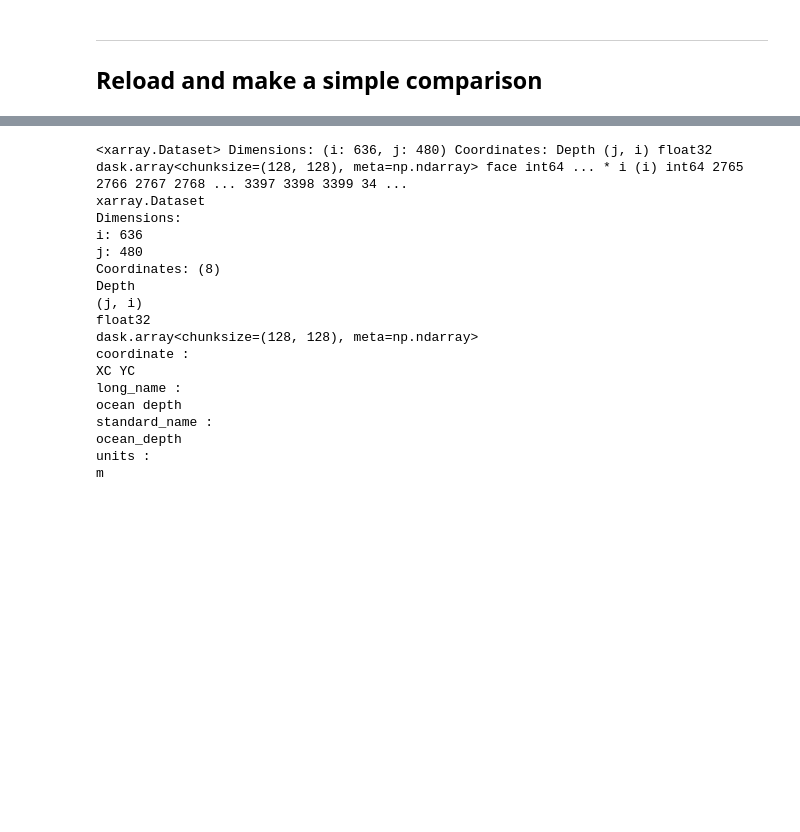
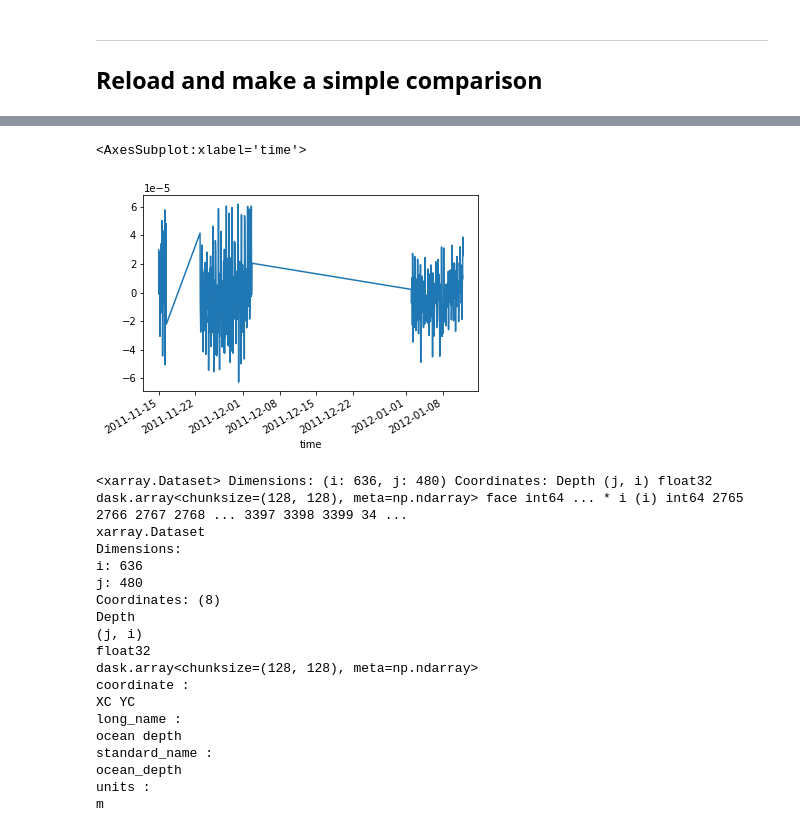
Before and after one commit to apatlpo/mit_equinox, a Jupyter notebook: calval/regional_interp.ipynb, the cells around one changed output, grey strips where cells are left out. Cells and saved outputs as stored; diff of their text form; code cells hidden in the pictures; blank space fills up the shorter version.

```diff
--- a/calval/regional_interp.ipynb
+++ b/calval/regional_interp.ipynb
@@ -198,3 +220,8 @@ df["meridional_velocity_geo"] = g*df["dEta_dx"]/f
+# %%
+df.groupby("trajectory").get_group(37001242)["dEta_dy"].plot()
+# %% [output]
+<AxesSubplot:xlabel='time'>
+[figure, added]
 # %%
 ds = (xr.open_zarr(os.path.join(site_dir, "llc.zarr") )
       .sel(time="2012-03-01 00:00:00")
```
Also changed, not shown: parts of 24 cells of this notebook, 7 other files.
